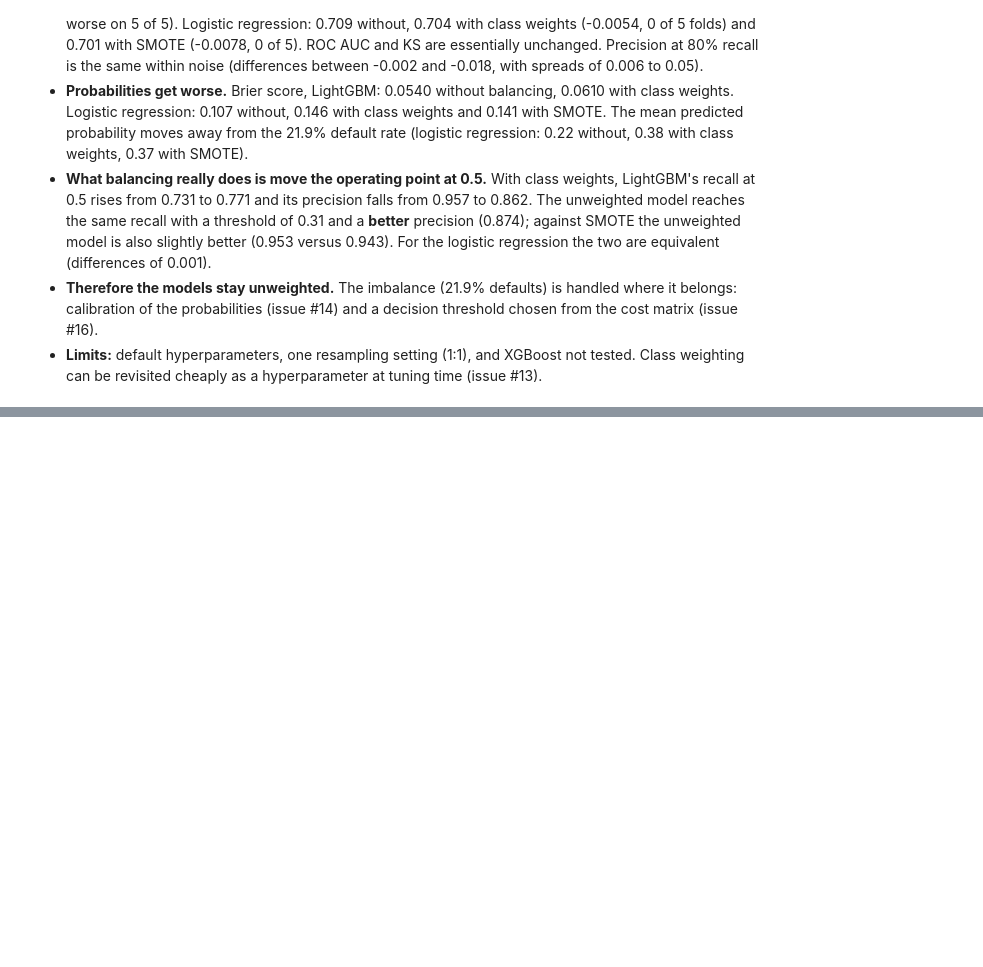
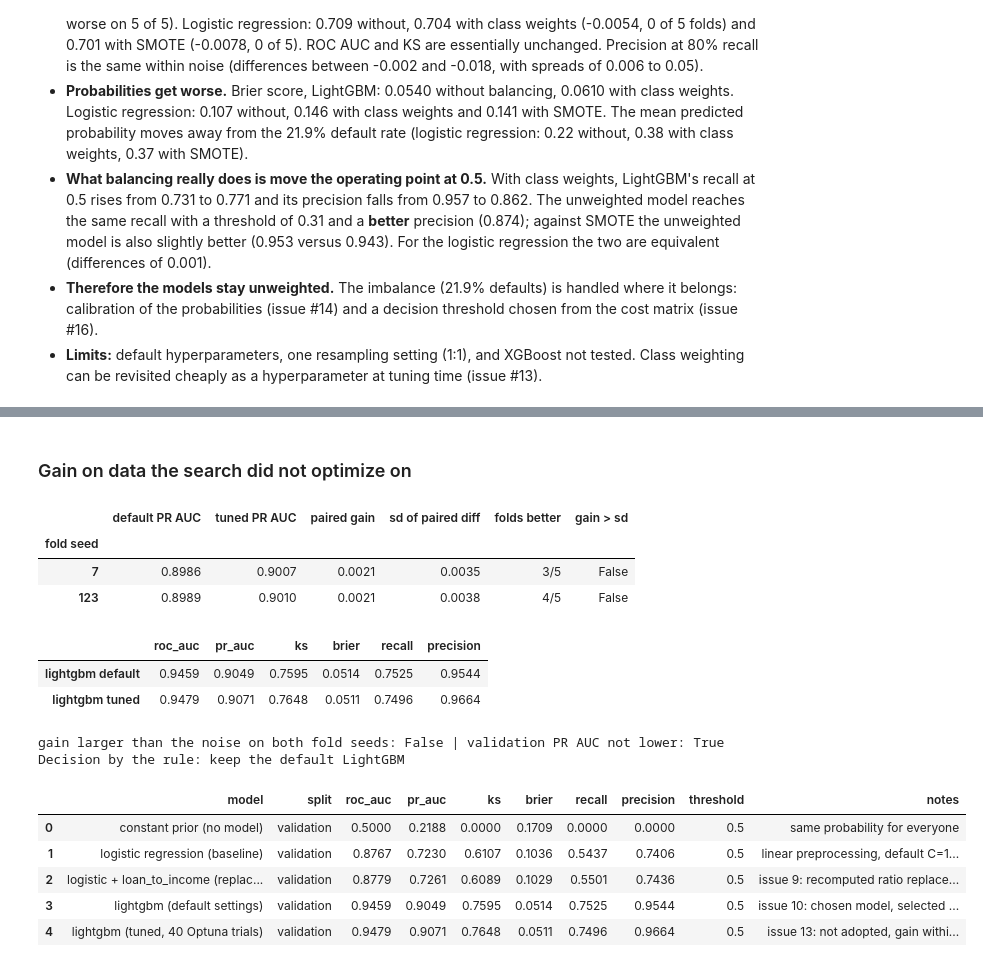
Before and after one commit to cheickbougoum90-web/credit-risk-scoring, a Jupyter notebook: notebooks/02_modeling_experiments.ipynb, the cells around one changed output, grey strips where cells are left out. Cells and saved outputs as stored; diff of their text form; code cells hidden in the pictures; blank space fills up the shorter version.

```diff
--- a/notebooks/02_modeling_experiments.ipynb
+++ b/notebooks/02_modeling_experiments.ipynb
@@ -723,0 +816,51 @@ display(pd.DataFrame(rows).set_index(["model", "strategy at threshold 0.5"]).rou
+# %% [markdown]
+### Gain on data the search did not optimize on
+# %%
+default_model = lambda: build_model("lightgbm", "selected", n_jobs=1)
+tuned_model = lambda: build_tuned_model(best_params)
+
+rows, fresh_ok = [], []
+for seed in (7, 123):
+    d = cross_validate_model(default_model(), X_train, y_train, random_state=seed)
+    t = cross_validate_model(tuned_model(), X_train, y_train, random_state=seed)
+    g = paired_gain(d, t, "pr_auc")
+    fresh_ok.append(g["mean_gain"] > g["std_gain"])
+    rows.append({
+        "fold seed": seed,
+        "default PR AUC": d["pr_auc"].mean(), "tuned PR AUC": t["pr_auc"].mean(),
+        "paired gain": g["mean_gain"], "sd of paired diff": g["std_gain"], "folds better": f"{g['folds_improved']}/{g['n_folds']}",
+        "gain > sd": g["mean_gain"] > g["std_gain"],
+    })
+display(pd.DataFrame(rows).set_index("fold seed").round(4))
+# %% [output]
+|  | default PR AUC | tuned PR AUC | paired gain | sd of paired diff | folds better | gain > sd |
+| fold seed |  |  |  |  |  |  |
+| 7 | 0.8986 | 0.9007 | 0.0021 | 0.0035 | 3/5 | False |
+| 123 | 0.8989 | 0.9010 | 0.0021 | 0.0038 | 4/5 | False |
+# %%
+default_fit = default_model().fit(X_train, y_train)
+tuned_fit = tuned_model().fit(X_train, y_train)
+default_val = classification_metrics(y_val, default_fit.predict_proba(X_val)[:, 1])
+tuned_val = classification_metrics(y_val, tuned_fit.predict_proba(X_val)[:, 1])
+display(pd.DataFrame({"lightgbm default": default_val, "lightgbm tuned": tuned_val}).T[metric_cols].round(4))
+
+adopt_tuned = all(fresh_ok) and tuned_val["pr_auc"] >= default_val["pr_auc"]
+print(f"gain larger than the noise on both fold seeds: {all(fresh_ok)} | validation PR AUC not lower: {tuned_val['pr_auc'] >= default_val['pr_auc']}")
+print("Decision by the rule:", "adopt the tuned model" if adopt_tuned else "keep the default LightGBM")
+
+update_comparison_table(
+    REPORTS / "model_comparison.csv", "lightgbm (tuned, 40 Optuna trials)", tuned_val,
+    notes="issue 13: not adopted, gain within noise" if not adopt_tuned else "issue 13: adopted",
+)
+# %% [output]
+|  | roc_auc | pr_auc | ks | brier | recall | precision |
+| lightgbm default | 0.9459 | 0.9049 | 0.7595 | 0.0514 | 0.7525 | 0.9544 |
+| lightgbm tuned | 0.9479 | 0.9071 | 0.7648 | 0.0511 | 0.7496 | 0.9664 |
+gain larger than the noise on both fold seeds: False | validation PR AUC not lower: True
+Decision by the rule: keep the default LightGBM
+|  | model | split | roc_auc | pr_auc | ks | brier | recall | precision | threshold | notes |
+| 0 | constant prior (no model) | validation | 0.5000 | 0.2188 | 0.0000 | 0.1709 | 0.0000 | 0.0000 | 0.5 | same probability for everyone |
+| 1 | logistic regression (baseline) | validation | 0.8767 | 0.7230 | 0.6107 | 0.1036 | 0.5437 | 0.7406 | 0.5 | linear preprocessing, default C=1... |
+| 2 | logistic + loan_to_income (replac... | validation | 0.8779 | 0.7261 | 0.6089 | 0.1029 | 0.5501 | 0.7436 | 0.5 | issue 9: recomputed ratio replace... |
+| 3 | lightgbm (default settings) | validation | 0.9459 | 0.9049 | 0.7595 | 0.0514 | 0.7525 | 0.9544 | 0.5 | issue 10: chosen model, selected ... |
+| 4 | lightgbm (tuned, 40 Optuna trials) | validation | 0.9479 | 0.9071 | 0.7648 | 0.0511 | 0.7496 | 0.9664 | 0.5 | issue 13: not adopted, gain withi... |
```
Also changed, not shown: parts of 11 cells of this notebook, 10 other files.
